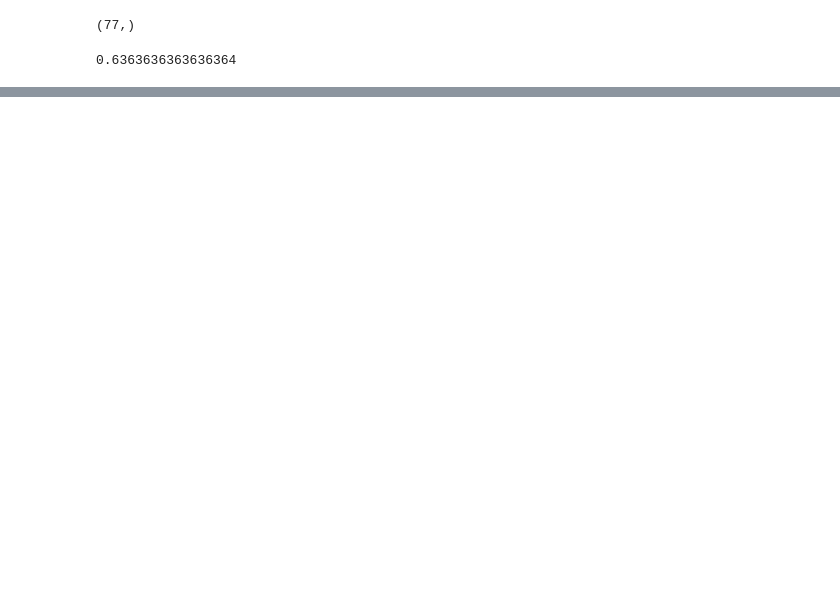
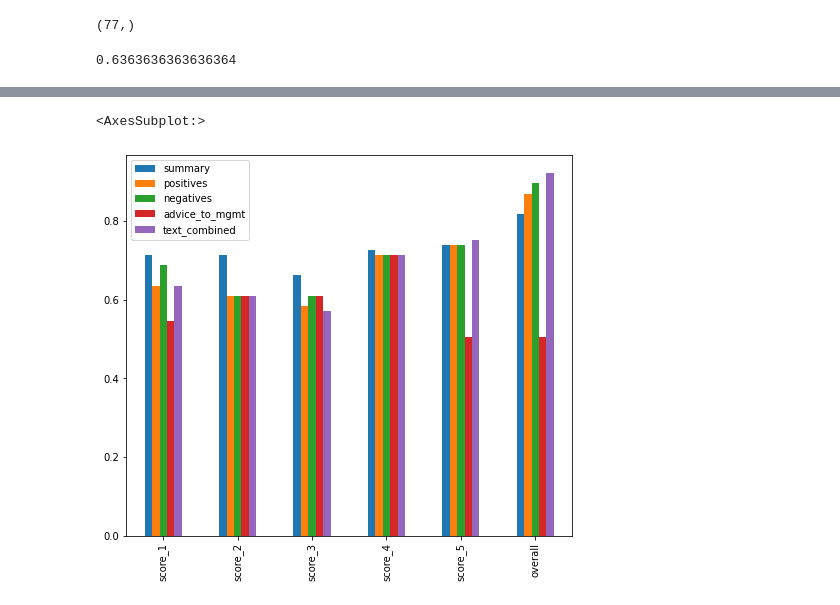
Before and after one commit to theresa-sporn/WorkforceSentimentMonitoring, a Jupyter notebook: notebooks/modelPrototype.ipynb, the cells around one changed output, grey strips where cells are left out. Cells and saved outputs as stored; diff of their text form; code cells hidden in the pictures; blank space fills up the shorter version.

Commit message:
visualise scores of models

```diff
--- a/notebooks/modelPrototype.ipynb
+++ b/notebooks/modelPrototype.ipynb
@@ -93,13 +94,20 @@ model.score(X,y)
 # %% [output]
 0.6363636363636364
 # %%
-# iterate over features and append results to df
+# iterate over features and append results to df as new cols
+
+result_scores = {}
 
 for feature in feature_cols:
+    scores_dic = {}
+
     for score in score_cols:
         vectorizer = TfidfVectorizer()
-        X = vectorizer.fit_transform(df[feature])
+        X = vectorizer.fit_transform(df[feature].astype('U'))
         y = df[score]
         model = MultinomialNB()
         model.fit(X, y)
         df[f'{feature}_{score}'] = model.predict(X)
+        scores_dic[f'{score}'] = model.score(X, y)
+
+    result_scores[f'{feature}'] = scores_dic
@@ -119,0 +144,27 @@ df.head()
+# %%
+# iterate over features and append results to df as new cols
+
+
+scores_dic = {}
+for score in score_cols:
+
+    result_scores = {}
+    for feature in feature_cols:
+        vectorizer = TfidfVectorizer()
+        X = vectorizer.fit_transform(df[feature].astype('U'))
+        y = df[score]
+        model = MultinomialNB()
+        model.fit(X, y)
+        df[f'{feature}_{score}'] = model.predict(X)
+        result_scores[f'{feature}'] = model.score(X, y)
+
+    scores_dic[f'{score}'] = result_scores
+# %%
+scores_df = pd.DataFrame(scores_dic).T
+# %%
+fig = plt.figure(figsize=(8, 7))
+ax = fig.add_subplot(1,1,1)
+scores_df.plot(kind='bar', ax=ax)
+# %% [output]
+<AxesSubplot:>
+[figure, added]
```
Also changed, not shown: parts of 5 cells of this notebook.
